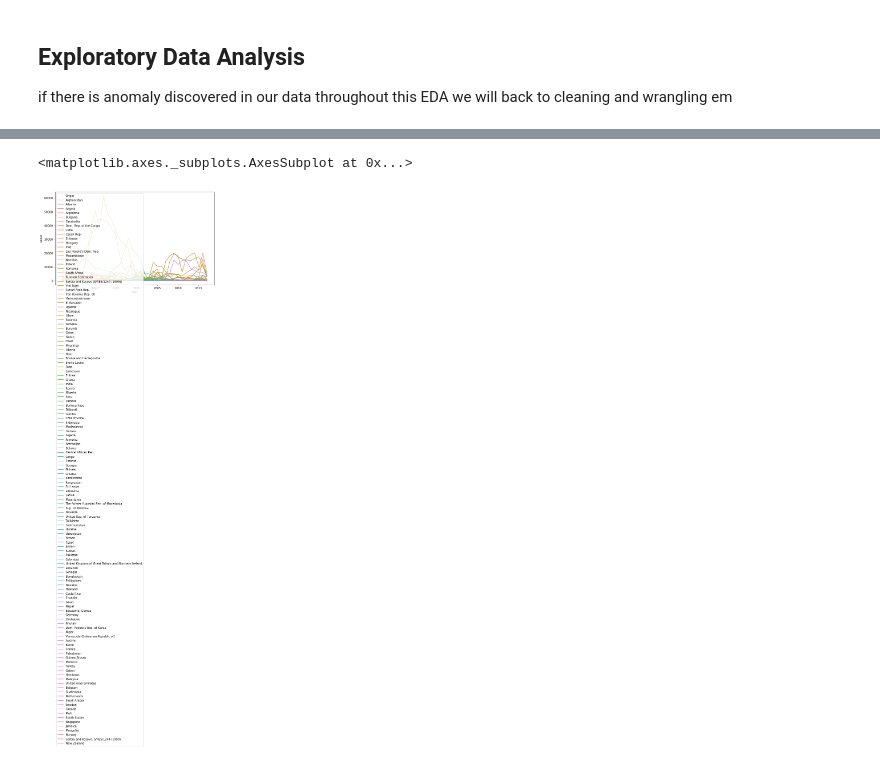
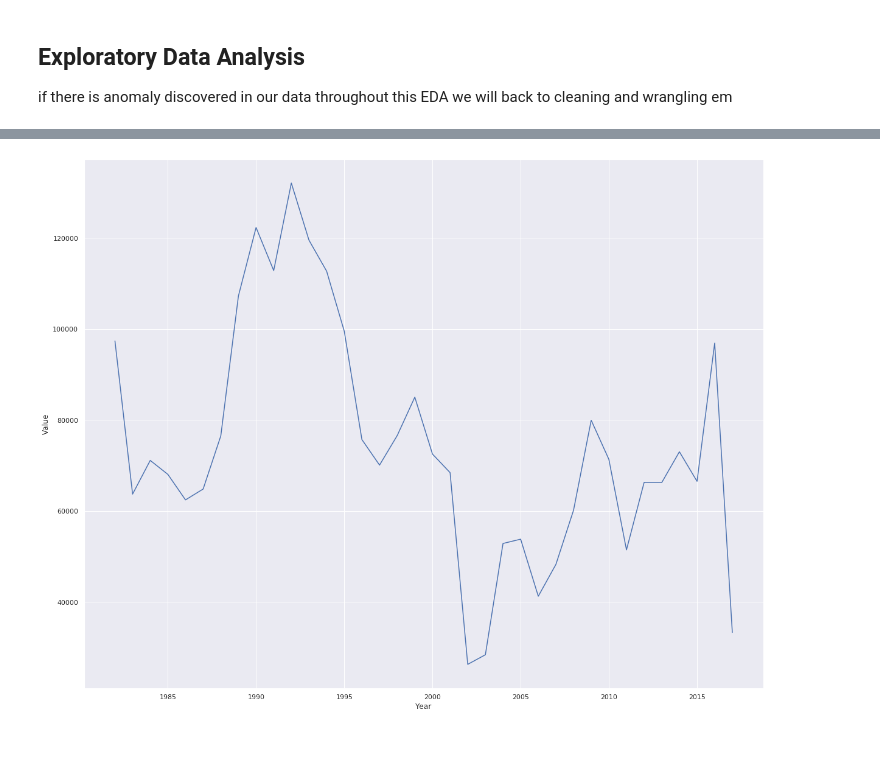
Before and after one commit to amrnumenor/Refugees-Settlement, a Jupyter notebook: Refugees Settlement in USA.ipynb, the cells around one changed output, grey strips where cells are left out. Cells and saved outputs as stored; diff of their text form; code cells hidden in the pictures.

```diff
--- a/Refugees Settlement in USA.ipynb
+++ b/Refugees Settlement in USA.ipynb
@@ -130,0 +140,2 @@ if there is anomaly discovered in our data throughout this EDA we will back to c
+# %%
+refugee = df.groupby('Year').sum().reset_index()
@@ -131,6 +148,6 @@ if there is anomaly discovered in our data throughout this EDA we will back to c
 # %%
-f, ax = plt.subplots(figsize=(10, 6))
-sns.lineplot(x="Year", y="Value", hue="Origin", data=df)
+f, ax = plt.subplots(figsize=(20, 16))
+sns.lineplot(x='Year', y='Value', data=refugee)
+plt.show()
 # %% [output]
-<matplotlib.axes._subplots.AxesSubplot at 0x...>
-[figure, old version]
+[figure, new version]
```
Also changed, not shown: parts of 18 cells of this notebook, 1 other file.
